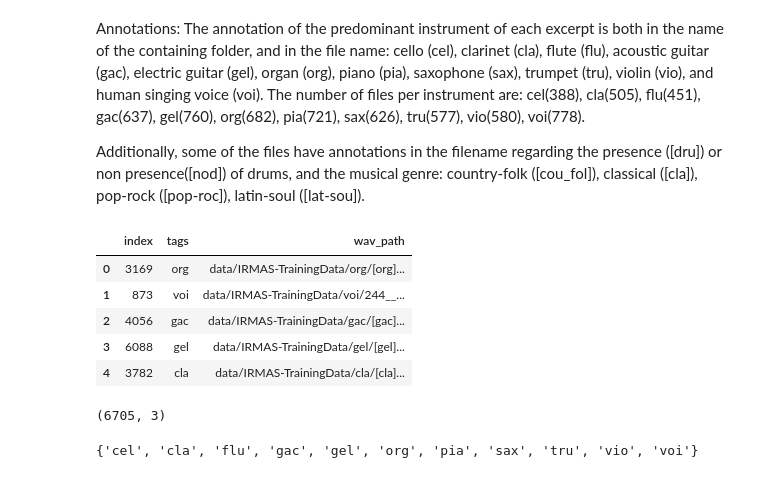
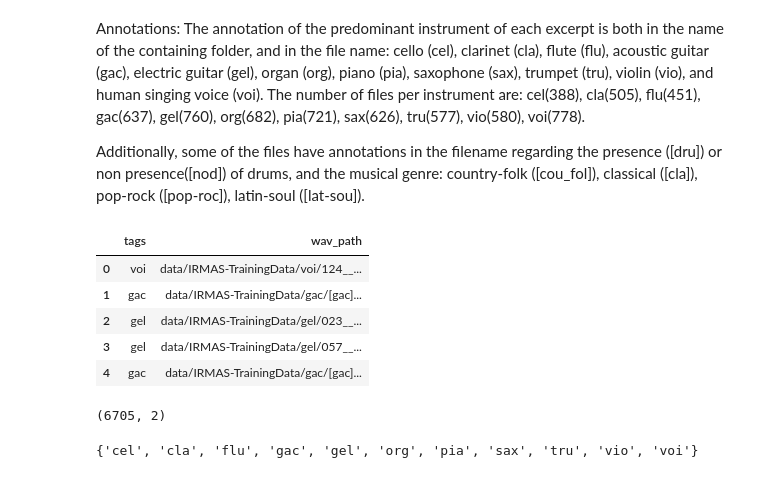
Before and after one commit to gitMantas/instrumentdetection, a Jupyter notebook: DataLoad.ipynb, the cells around one changed output. Drawn from its saved outputs; the diff is of its cells as text; code cells hidden in the pictures.

```diff
--- a/DataLoad.ipynb
+++ b/DataLoad.ipynb
@@ -32,30 +32,30 @@ Additionally, some of the files have annotations in the filename regarding the p
 # %%
 IRMAS_TRAINING = 'data/IRMAS-TrainingData'
 base_path = pathlib.Path(IRMAS_TRAINING)
 classes, paths = [], []
 
 for p in base_path.glob('*/*'):
     relative_path = p.relative_to(base_path)
     classes.append(str(relative_path.parent))
     paths.append(p)
 
 #classes = set(classes)
-df = pd.DataFrame({"tags": classes, "wav_path": paths}).sample(frac=1).reset_index()
+df = pd.DataFrame({"tags": classes, "wav_path": paths}).sample(frac=1)#.reset_index(drop=True)#, inplace=True)
 #df_training.piano = df.tags.map({'pia': True, '': 0})
 #df.tags = df.tags.map({'pia': True, })
-
+df.reset_index(drop=True, inplace=True)
 df.head(5)
 # %% [output]
-|  | index | tags | wav_path |
-| 0 | 3169 | org | data/IRMAS-TrainingData/org/[org]... |
-| 1 | 873 | voi | data/IRMAS-TrainingData/voi/244__... |
-| 2 | 4056 | gac | data/IRMAS-TrainingData/gac/[gac]... |
-| 3 | 6088 | gel | data/IRMAS-TrainingData/gel/[gel]... |
-| 4 | 3782 | cla | data/IRMAS-TrainingData/cla/[cla]... |
+|  | tags | wav_path |
+| 0 | voi | data/IRMAS-TrainingData/voi/124__... |
+| 1 | gac | data/IRMAS-TrainingData/gac/[gac]... |
+| 2 | gel | data/IRMAS-TrainingData/gel/023__... |
+| 3 | gel | data/IRMAS-TrainingData/gel/057__... |
+| 4 | gac | data/IRMAS-TrainingData/gac/[gac]... |
 # %%
 df.shape
 # %% [output]
-(6705, 3)
+(6705, 2)
 # %%
 classes = set(classes)
 # %%
```
Also changed, not shown: parts of 9 cells of this notebook, 1 other file.
